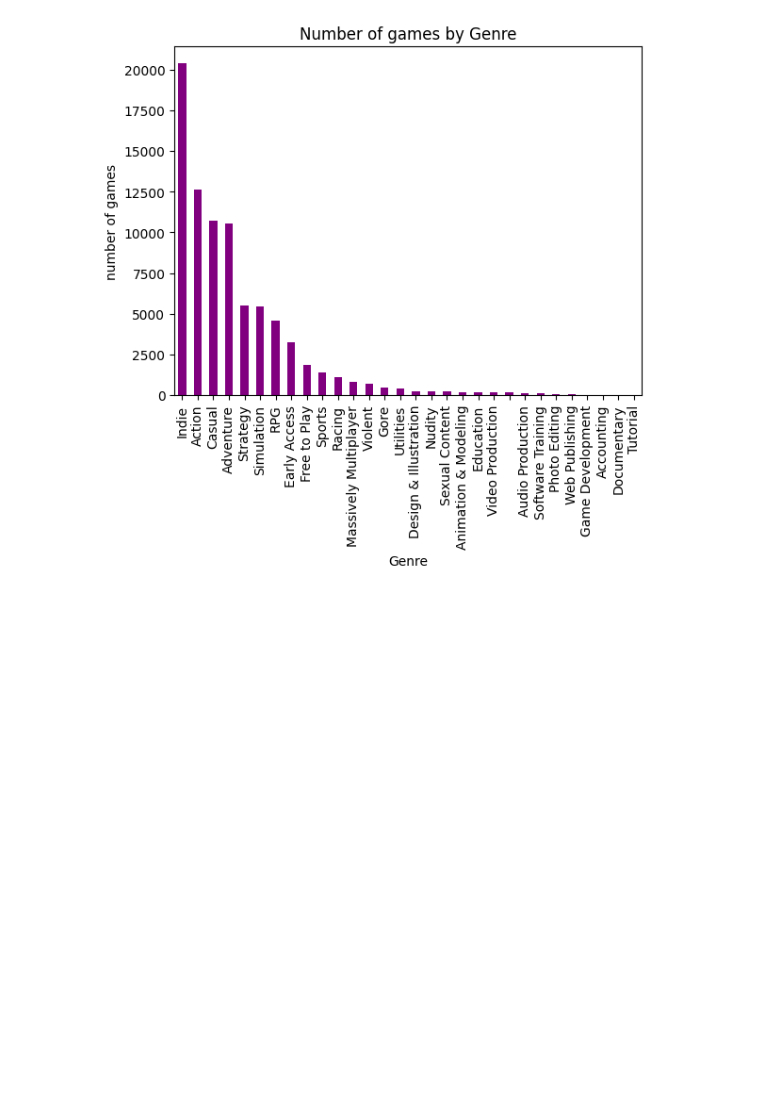
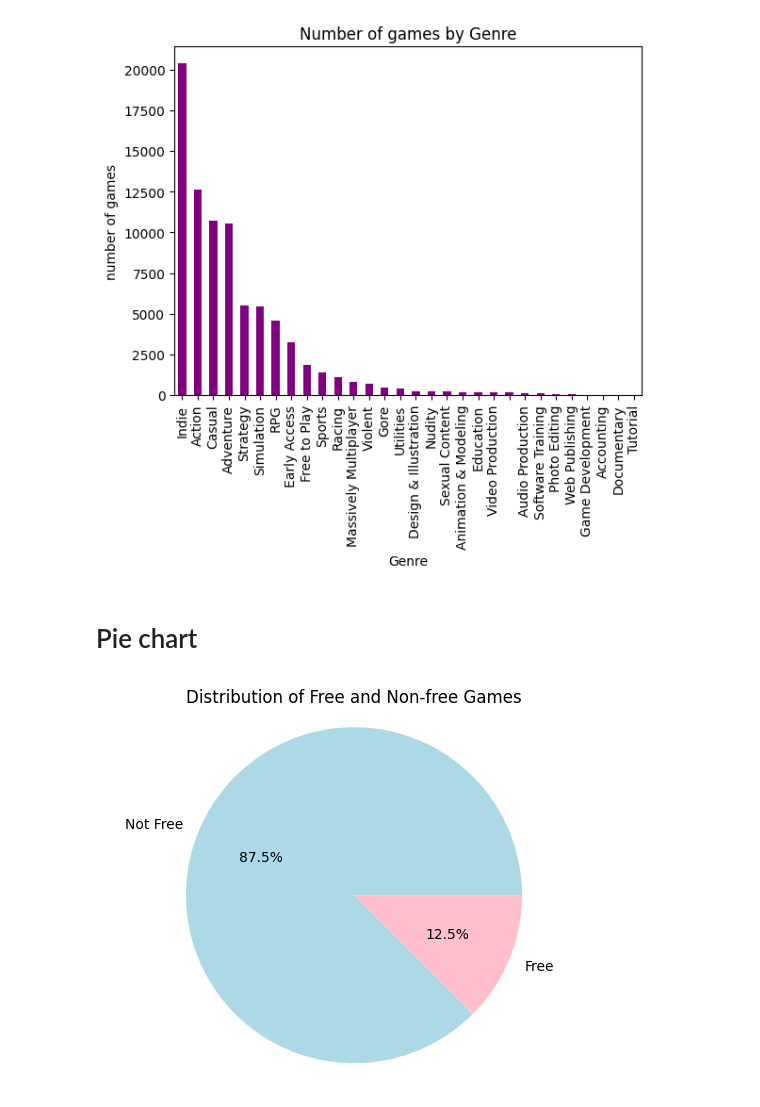
Before and after one commit to Florrena/project, a Jupyter notebook: 1.ipynb, the cells around one changed output. Saved outputs shown, nothing was run; the diff lists cells and outputs as text; code cells hidden in the pictures; blank space fills up the shorter version.

Commit message:
Visualization

```diff
--- a/1.ipynb
+++ b/1.ipynb
@@ -341,3 +343,22 @@ plt.title('Number of games by Genre')
 plt.show()
 # %% [output]
 [figure]
+# %% [markdown]
+# Pie chart
+# %%
+
+#count the occurrences of each category
+value_counts = data['is_free'].value_counts()
+
+#labels for the values (since it was true and false, because we were working with boolean.)
+labels = value_counts.index.map({True: 'Free', False: 'Not Free'})
+
+#create a pie chart
+plt.pie(value_counts, labels=labels, autopct='%1.1f%%', colors=['lightblue', 'pink'])
+
+plt.axis('equal')  # Equal aspect ratio ensures that the pie chart is circular.
+plt.title('Distribution of Free and Non-free Games')
+
+plt.show()
+# %% [output]
+[figure, added]
```
Also changed, not shown: parts of 3 cells of this notebook.
